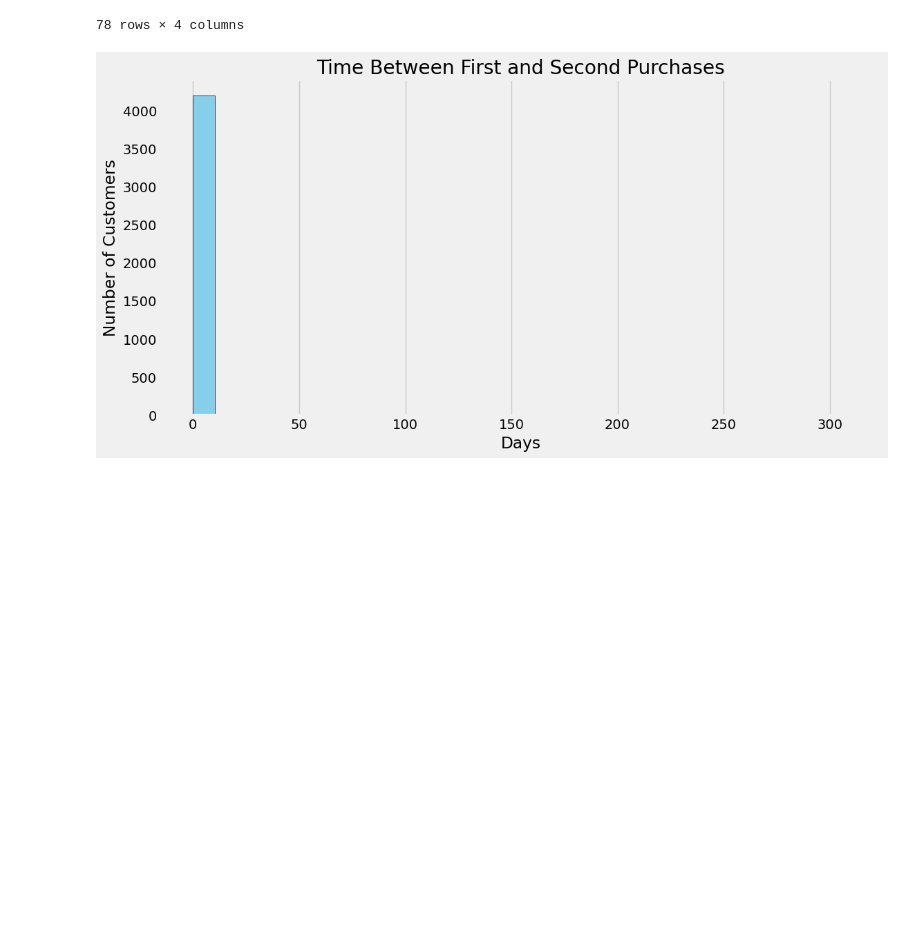
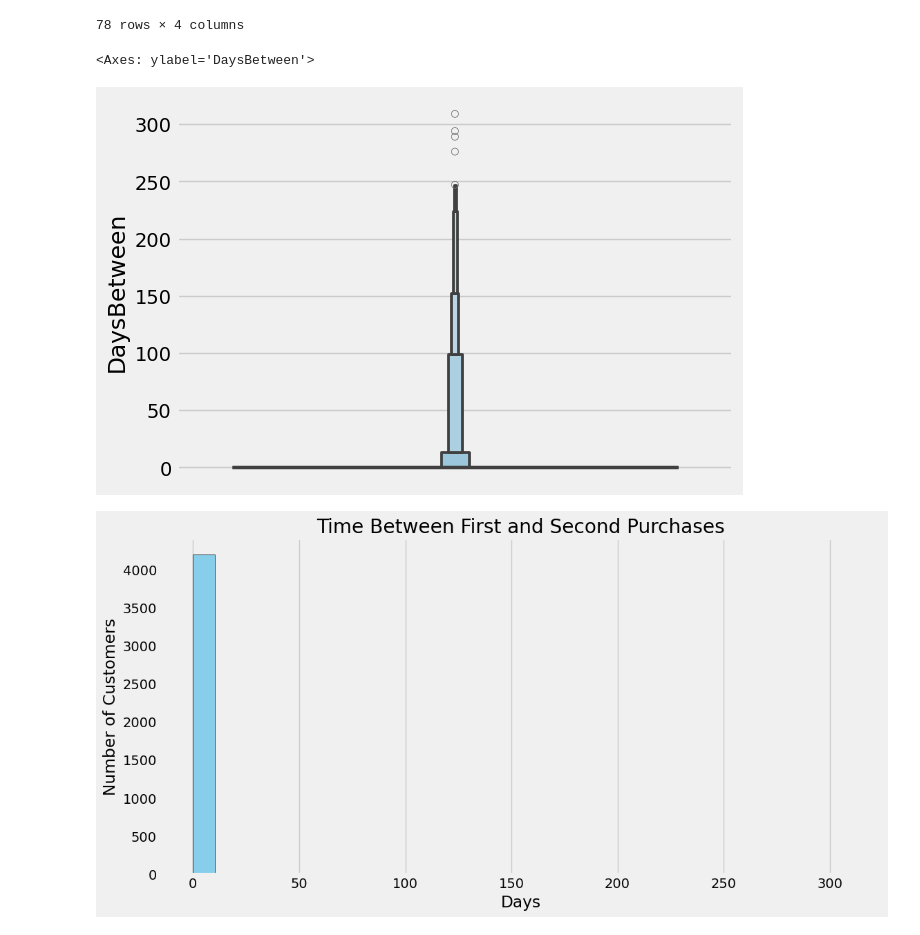
Before and after one commit to Abdulmujeeb-Taiwo/Customer-Analysis-Projects, a Jupyter notebook: Cohort_Analysis.ipynb, the cells around one changed output. Saved outputs shown, nothing was run; the diff lists cells and outputs as text; code cells hidden in the pictures; blank space fills up the shorter version.

```diff
--- a/Cohort_Analysis.ipynb
+++ b/Cohort_Analysis.ipynb
@@ -398,6 +404,11 @@ purchase_gap[~(purchase_gap['DaysBetween'] == 0)]
 | 4126 | 18087.0 | 2011-02-22 10:43:00 | 2011-09-02 15:12:00 | 192 |
 | 4257 | 18273.0 | 2011-03-27 11:22:00 | 2011-09-05 11:27:00 | 162 |
 78 rows × 4 columns
+# %%
+sns.boxenplot(purchase_gap["DaysBetween"])
+# %% [output]
+<Axes: ylabel='DaysBetween'>
+[figure, added]
 # %%
 import matplotlib.pyplot as plt
 
```
Also changed, not shown: parts of 52 cells of this notebook, 9 other files.
